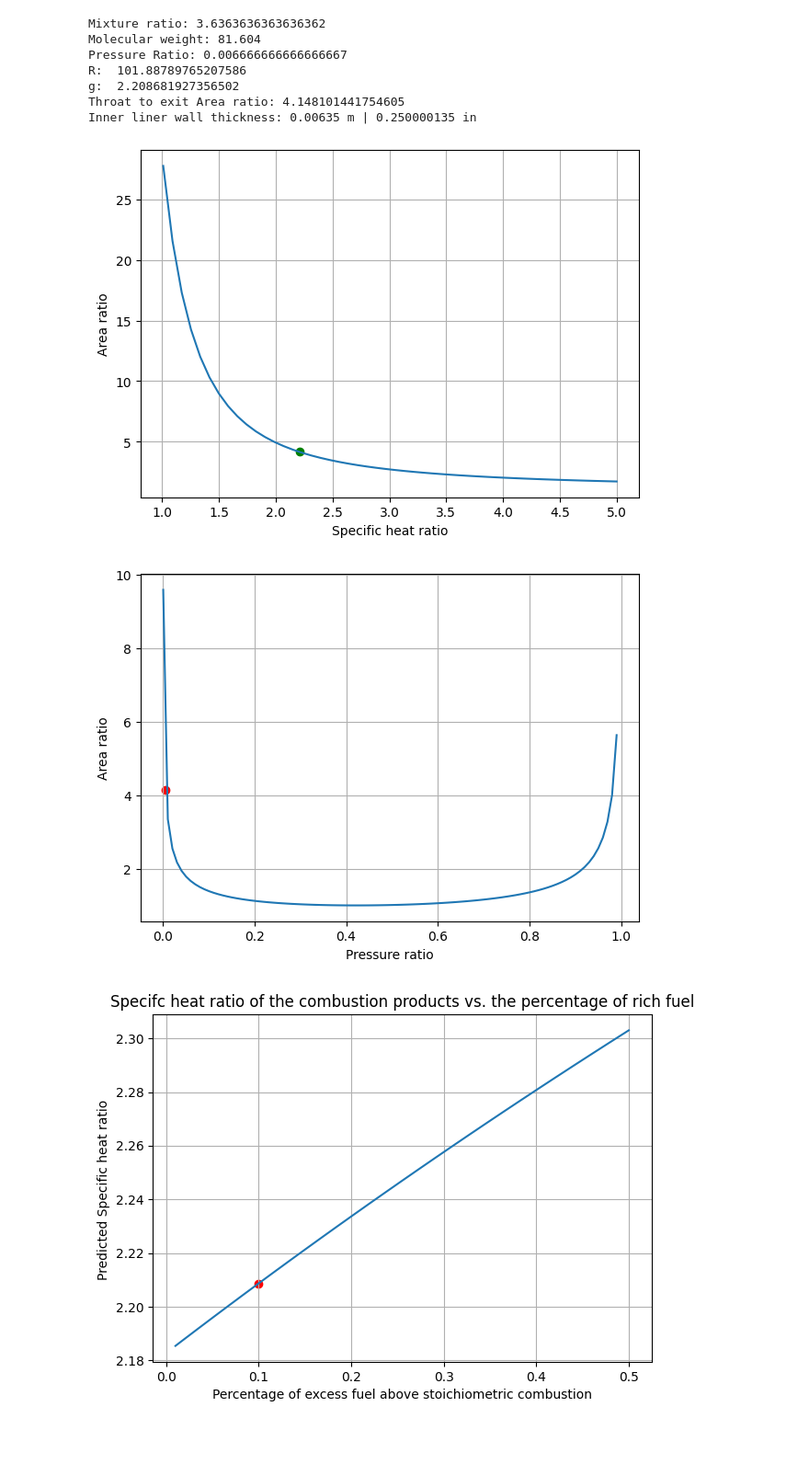
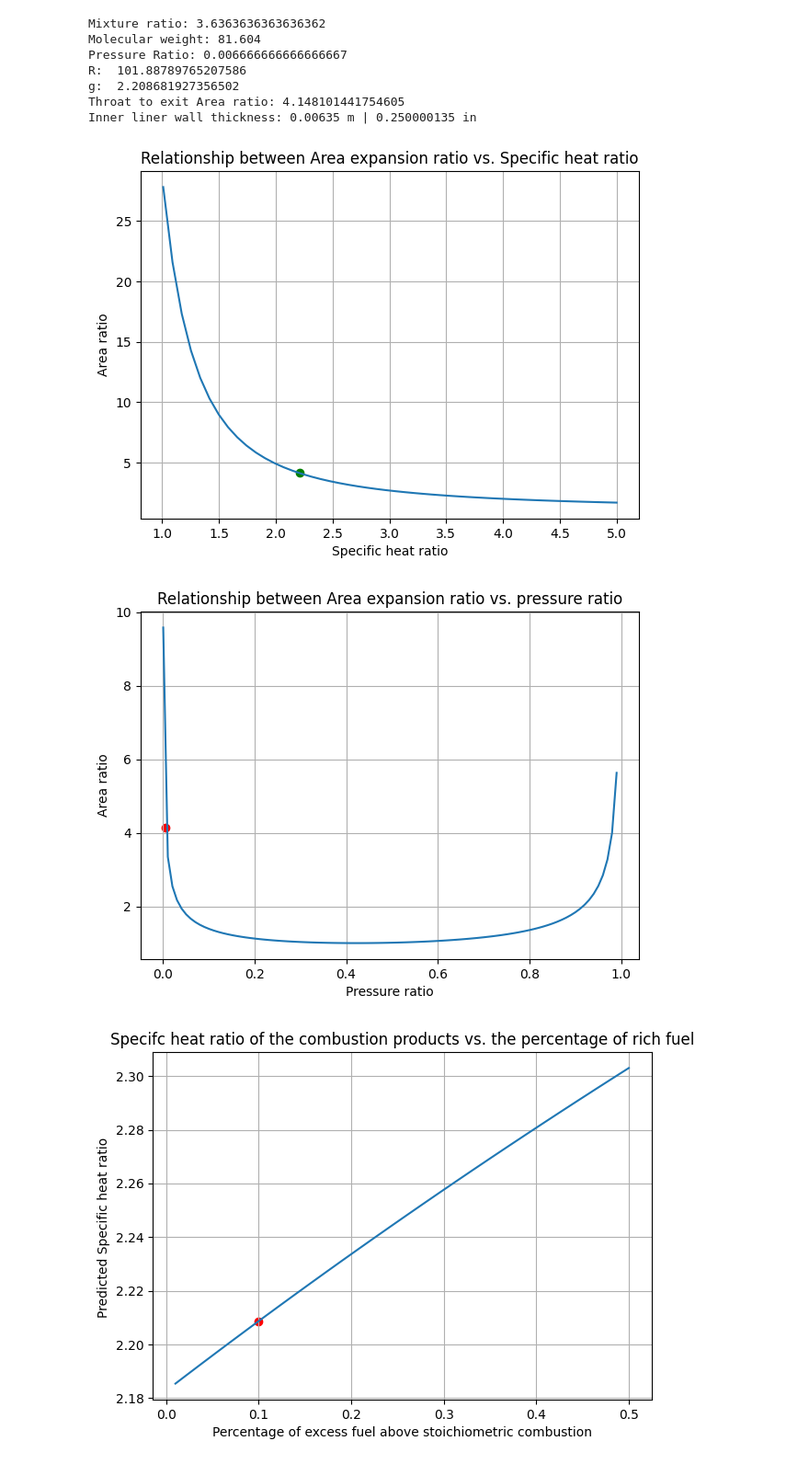
Before and after one commit to mikeortiz5190/Basic-Portfolio, a Jupyter notebook: Nozzle_Design_Code_6_One_trapizoid_node_Segments_ALL_LAYERS_Implicit_Opposite_flow_cooling_.ipynb, the cells around one changed output. Shown: that part at 92% size. Saved outputs shown, nothing was run; the diff lists cells and outputs as text; code cells hidden in the pictures; blank space fills up the shorter version.

```diff
--- a/Nozzle_Design_Code_6_One_trapizoid_node_Segments_ALL_LAYERS_Implicit_Opposite_flow_cooling_.ipynb
+++ b/Nozzle_Design_Code_6_One_trapizoid_node_Segments_ALL_LAYERS_Implicit_Opposite_flow_cooling_.ipynb
@@ -91,15 +91,16 @@ Inner liner wall thickness: 0.00635 m | 0.250000135 in
 # %%
 g_test = np.linspace(1.01,5,50)
 A_r_test = [1/ ((((x+1)/2)**(1/(x-1))) * ((p2_design/Po)**(1/x)) * np.sqrt( ((x+1)/(x-1))*(1-(p2_design/Po)**((x-1)/x)) )) for x in g_test]
 figure(figsize=(7, 5), dpi=100)
 plt.plot(g_test,A_r_test)
 plt.scatter(g, A_r, color='green')
 plt.grid()
+plt.title('Relationship between Area expansion ratio vs. Specific heat ratio')
 plt.ylabel('Area ratio')
 plt.xlabel('Specific heat ratio')
 plt.show()
 # %% [output]
-[figure, old version]
+[figure, new version]
 # %%
 P_ratio = np.linspace(0.001,0.99,100)
 A_r_test_2 = [1/ ((((g+1)/2)**(1/(g-1))) * ((i)**(1/g)) * np.sqrt( ((g+1)/(g-1))*(1-(i)**((g-1)/g)) )) for i in P_ratio]
@@ -107,11 +108,12 @@ figure(figsize=(7, 5), dpi=100)
 plt.plot(P_ratio,A_r_test_2)
 plt.scatter(Pressure_ratio,A_r, color='red')
 plt.grid()
+plt.title('Relationship between Area expansion ratio vs. pressure ratio')
 plt.ylabel('Area ratio')
 plt.xlabel('Pressure ratio')
 plt.show()
 # %% [output]
-[figure, old version]
+[figure, new version]
 # %%
 g_variation = []
 richness = np.linspace(0.01,0.50,50)
```
